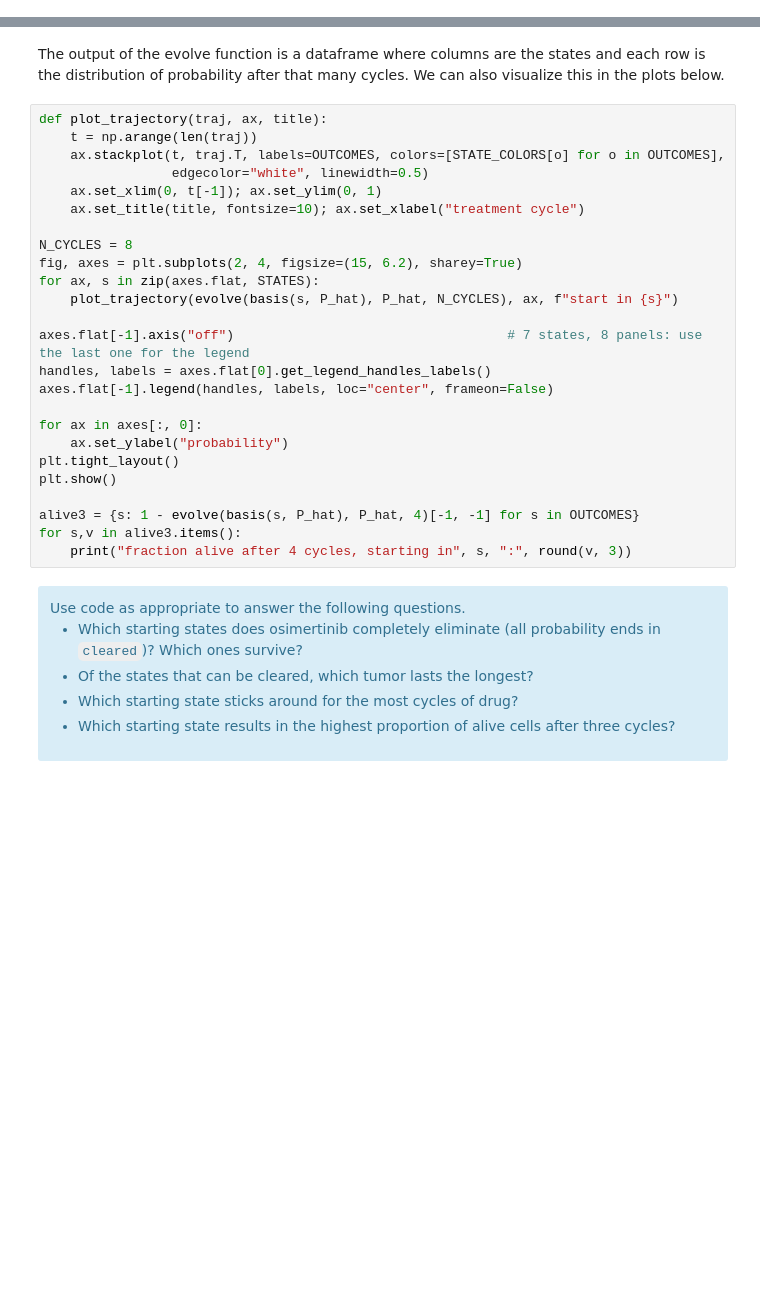
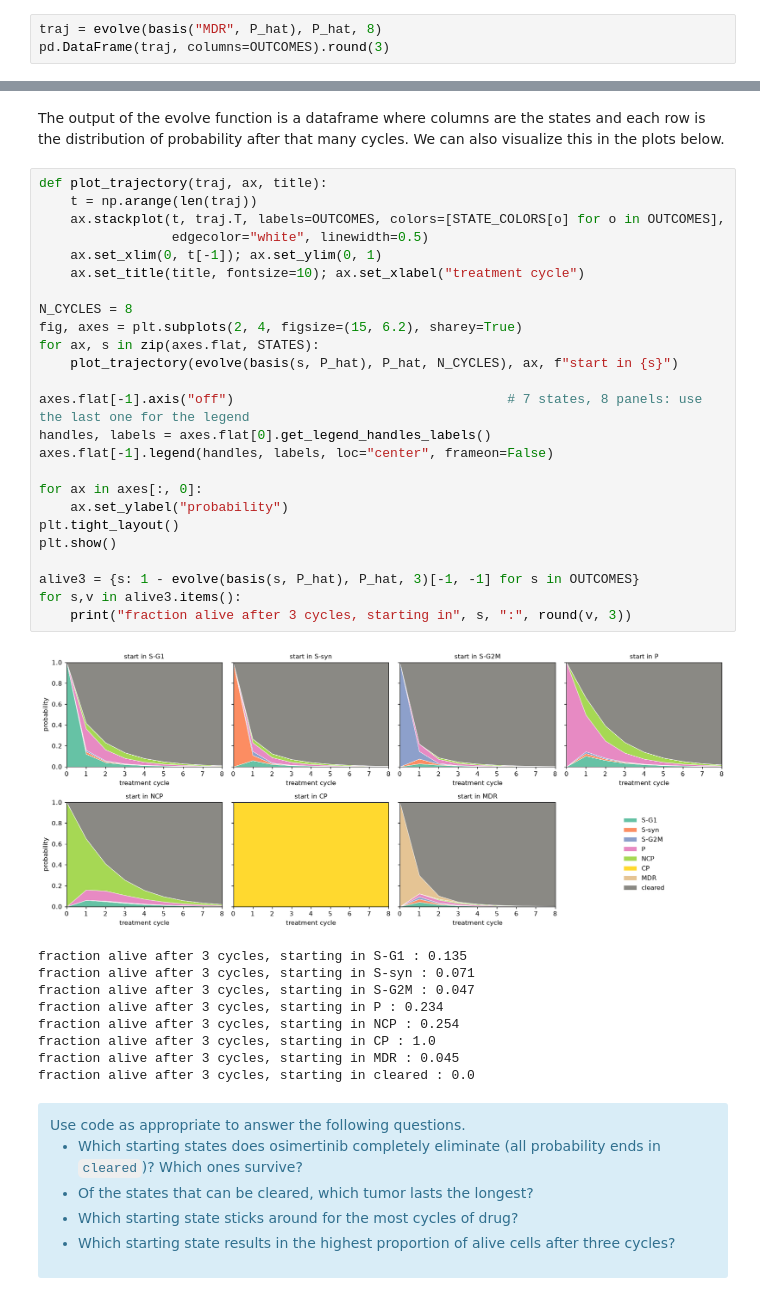
Before and after one commit to kaitlynNMcFadden/uu_markov, a Jupyter notebook: lab_2/Lab09_markov_chain_cells.ipynb, the cells around one changed output, grey strips where cells are left out. Cells and saved outputs as stored; diff of their text form; blank space fills up the shorter version.

```diff
--- a/lab_2/Lab09_markov_chain_cells.ipynb
+++ b/lab_2/Lab09_markov_chain_cells.ipynb
@@ -188,0 +329,3 @@ pd.DataFrame(traj, columns=OUTCOMES).round(3)
+# %%
+traj = evolve(basis("MDR", P_hat), P_hat, 8)
+pd.DataFrame(traj, columns=OUTCOMES).round(3)
@@ -191,28 +345,38 @@ The output of the evolve function is a dataframe where columns are the states an
 # %%
 def plot_trajectory(traj, ax, title):
     t = np.arange(len(traj))
     ax.stackplot(t, traj.T, labels=OUTCOMES, colors=[STATE_COLORS[o] for o in OUTCOMES],
                  edgecolor="white", linewidth=0.5)
     ax.set_xlim(0, t[-1]); ax.set_ylim(0, 1)
     ax.set_title(title, fontsize=10); ax.set_xlabel("treatment cycle")
 
 N_CYCLES = 8
 fig, axes = plt.subplots(2, 4, figsize=(15, 6.2), sharey=True)
 for ax, s in zip(axes.flat, STATES):
     plot_trajectory(evolve(basis(s, P_hat), P_hat, N_CYCLES), ax, f"start in {s}")
 
 axes.flat[-1].axis("off")                                   # 7 states, 8 panels: use the last one for the legend
 handles, labels = axes.flat[0].get_legend_handles_labels()
 axes.flat[-1].legend(handles, labels, loc="center", frameon=False)
 
 for ax in axes[:, 0]:
     ax.set_ylabel("probability")
 plt.tight_layout()
 plt.show()
 
-alive3 = {s: 1 - evolve(basis(s, P_hat), P_hat, 4)[-1, -1] for s in OUTCOMES}
+alive3 = {s: 1 - evolve(basis(s, P_hat), P_hat, 3)[-1, -1] for s in OUTCOMES}
 for s,v in alive3.items():
-    print("fraction alive after 4 cycles, starting in", s, ":", round(v, 3))
+    print("fraction alive after 3 cycles, starting in", s, ":", round(v, 3))
+# %% [output]
+[figure, added]
+fraction alive after 3 cycles, starting in S-G1 : 0.135
+fraction alive after 3 cycles, starting in S-syn : 0.071
+fraction alive after 3 cycles, starting in S-G2M : 0.047
+fraction alive after 3 cycles, starting in P : 0.234
+fraction alive after 3 cycles, starting in NCP : 0.254
+fraction alive after 3 cycles, starting in CP : 1.0
+fraction alive after 3 cycles, starting in MDR : 0.045
+fraction alive after 3 cycles, starting in cleared : 0.0
 # %% [markdown]
 <div class='alert alert-info'>
 Use code as appropriate to answer the following questions.
```
Also changed, not shown: parts of 30 cells of this notebook, 11 other files.
